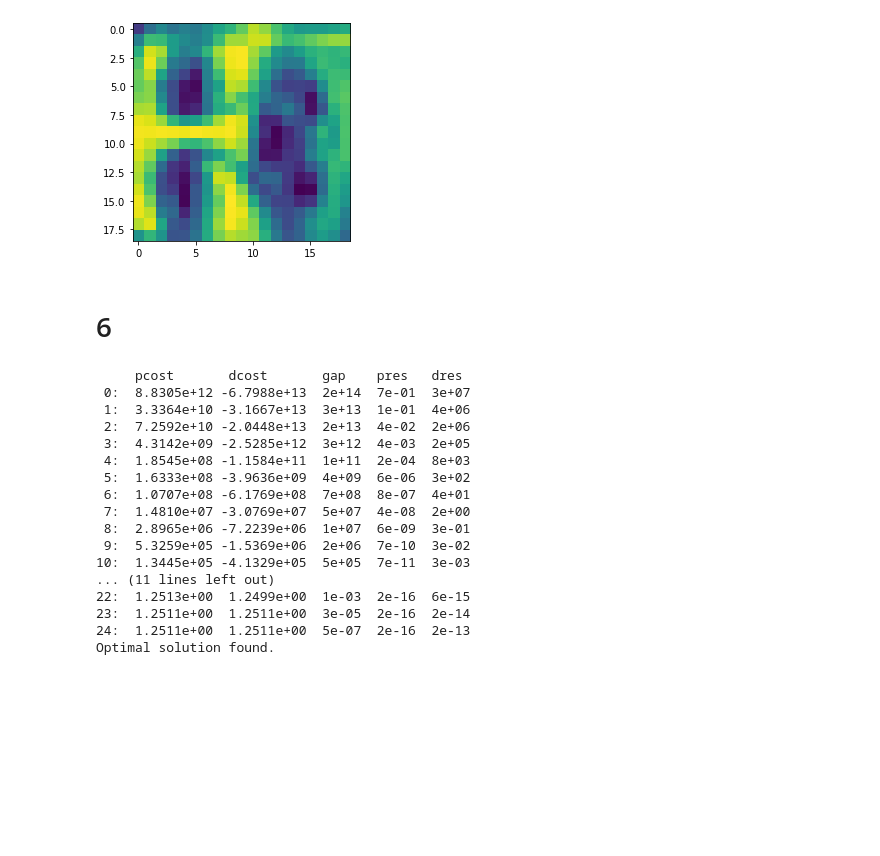
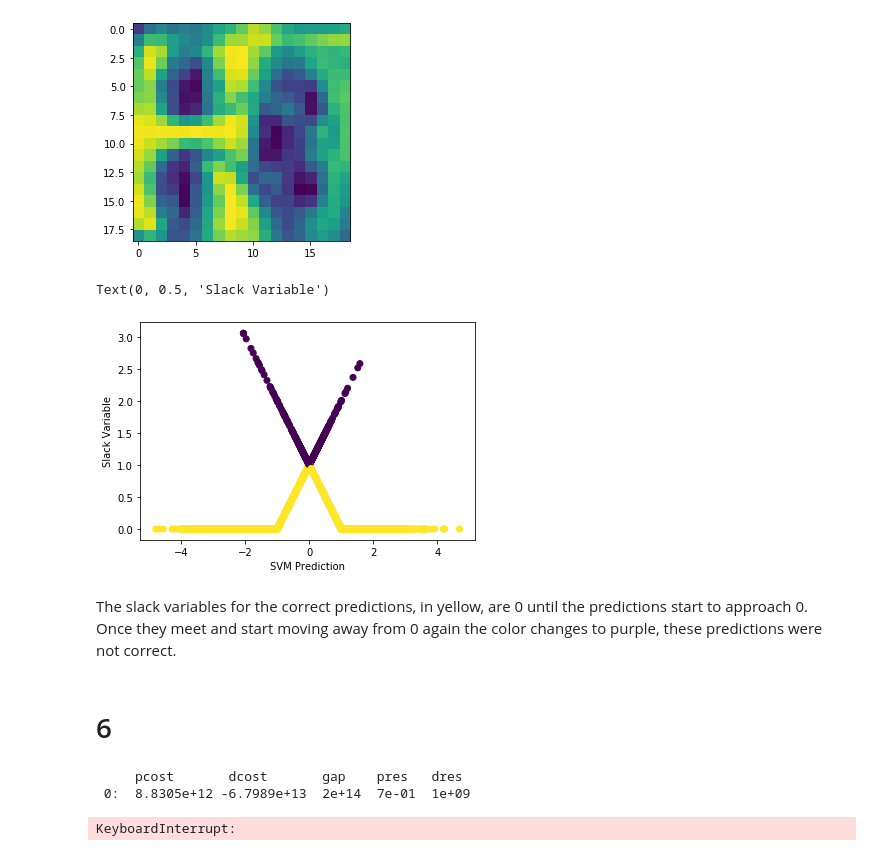
Before and after one commit to WyattGMadden/mathematics_of_machine_learning_group_19, a Jupyter notebook: labs/lab7/lab_7_wyatt_madden_dan_crowley.ipynb, the cells around one changed output. Saved outputs shown, nothing was run; the diff lists cells and outputs as text; code cells hidden in the pictures; blank space fills up the shorter version.

```diff
--- a/labs/lab7/lab_7_wyatt_madden_dan_crowley.ipynb
+++ b/labs/lab7/lab_7_wyatt_madden_dan_crowley.ipynb
@@ -127,6 +126,19 @@ min_image = np.transpose(X)[np.argmin(dat_3), ]
 fig = plt.imshow(np.reshape(min_image, [dims[0][0], dims[0][1]]))
 # %% [output]
 [figure]
+# %%
+pred = np.dot(np.transpose(X), w) + b
+np.sign(l) == np.sign(pred)
+xi.shape
+pred.shape
+plt.scatter(y = xi, x = pred, c = np.sign(l) == np.sign(pred))
+plt.xlabel("SVM Prediction")
+plt.ylabel("Slack Variable")
+# %% [output]
+Text(0, 0.5, 'Slack Variable')
+[figure, added]
+# %% [markdown]
+ The slack variables for the correct predictions, in yellow, are 0 until the predictions start to approach 0. Once they meet and start moving away from 0 again the color changes to purple, these predictions were not correct.
 # %% [markdown]
 # 6
 # %%
@@ -134,6 +146,8 @@ news = scipy_io.loadmat('news.mat')
 
 X = news["X"]
 l = news["L"]
+dict = news["dict"]
+
 temp = softsvm(X, l, 0.005)
 
 w = temp[0]
@@ -141,19 +155,5 @@ b = temp[1]
 xi = temp[2]
 # %% [output]
      pcost       dcost       gap    pres   dres
- 0:  8.8305e+12 -6.7988e+13  2e+14  7e-01  3e+07
- 1:  3.3364e+10 -3.1667e+13  3e+13  1e-01  4e+06
- 2:  7.2592e+10 -2.0448e+13  2e+13  4e-02  2e+06
- 3:  4.3142e+09 -2.5285e+12  3e+12  4e-03  2e+05
- 4:  1.8545e+08 -1.1584e+11  1e+11  2e-04  8e+03
- 5:  1.6333e+08 -3.9636e+09  4e+09  6e-06  3e+02
- 6:  1.0707e+08 -6.1769e+08  7e+08  8e-07  4e+01
- 7:  1.4810e+07 -3.0769e+07  5e+07  4e-08  2e+00
- 8:  2.8965e+06 -7.2239e+06  1e+07  6e-09  3e-01
- 9:  5.3259e+05 -1.5369e+06  2e+06  7e-10  3e-02
-10:  1.3445e+05 -4.1329e+05  5e+05  7e-11  3e-03
-... (11 lines left out)
-22:  1.2513e+00  1.2499e+00  1e-03  2e-16  6e-15
-23:  1.2511e+00  1.2511e+00  3e-05  2e-16  2e-14
-24:  1.2511e+00  1.2511e+00  5e-07  2e-16  2e-13
-Optimal solution found.
+ 0:  8.8305e+12 -6.7989e+13  2e+14  7e-01  1e+09
+KeyboardInterrupt:
```
Also changed, not shown: parts of 15 cells of this notebook.
